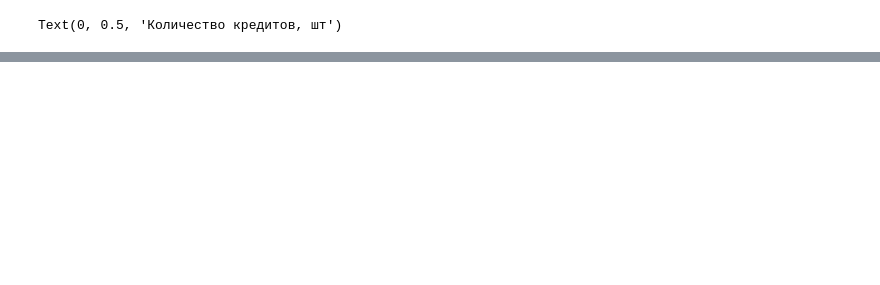
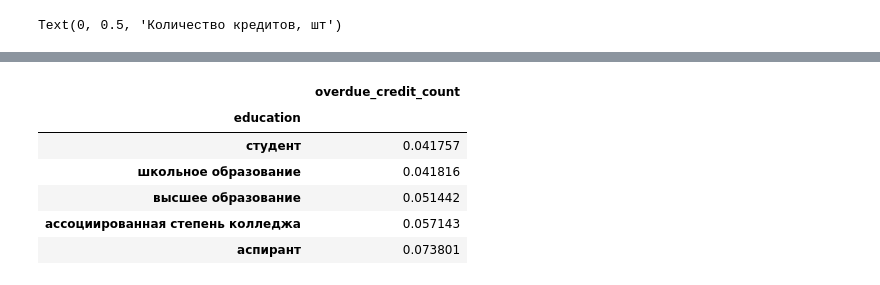
Before and after one commit to GlebsterHD/Tinkoff_DS_challenge, a Jupyter notebook: EDA.ipynb, the cells around one changed output, grey strips where cells are left out. Drawn from its saved outputs; the diff is of its cells as text; code cells hidden in the pictures; blank space fills up the shorter version.

```diff
--- a/EDA.ipynb
+++ b/EDA.ipynb
@@ -1348,0 +1308,13 @@ plt.tight_layout()
+# %%
+education_overdue = init_data.groupby(['education']).agg({'overdue_credit_count':'mean'})\
+                                                    .sort_values(by='overdue_credit_count')
+
+education_overdue.rename(index=rus_education)
+# %% [output]
+|  | overdue_credit_count |
+| education |  |
+| студент | 0.041757 |
+| школьное образование | 0.041816 |
+| высшее образование | 0.051442 |
+| ассоциированная степень колледжа | 0.057143 |
+| аспирант | 0.073801 |
```
Also changed, not shown: parts of 145 cells of this notebook.
